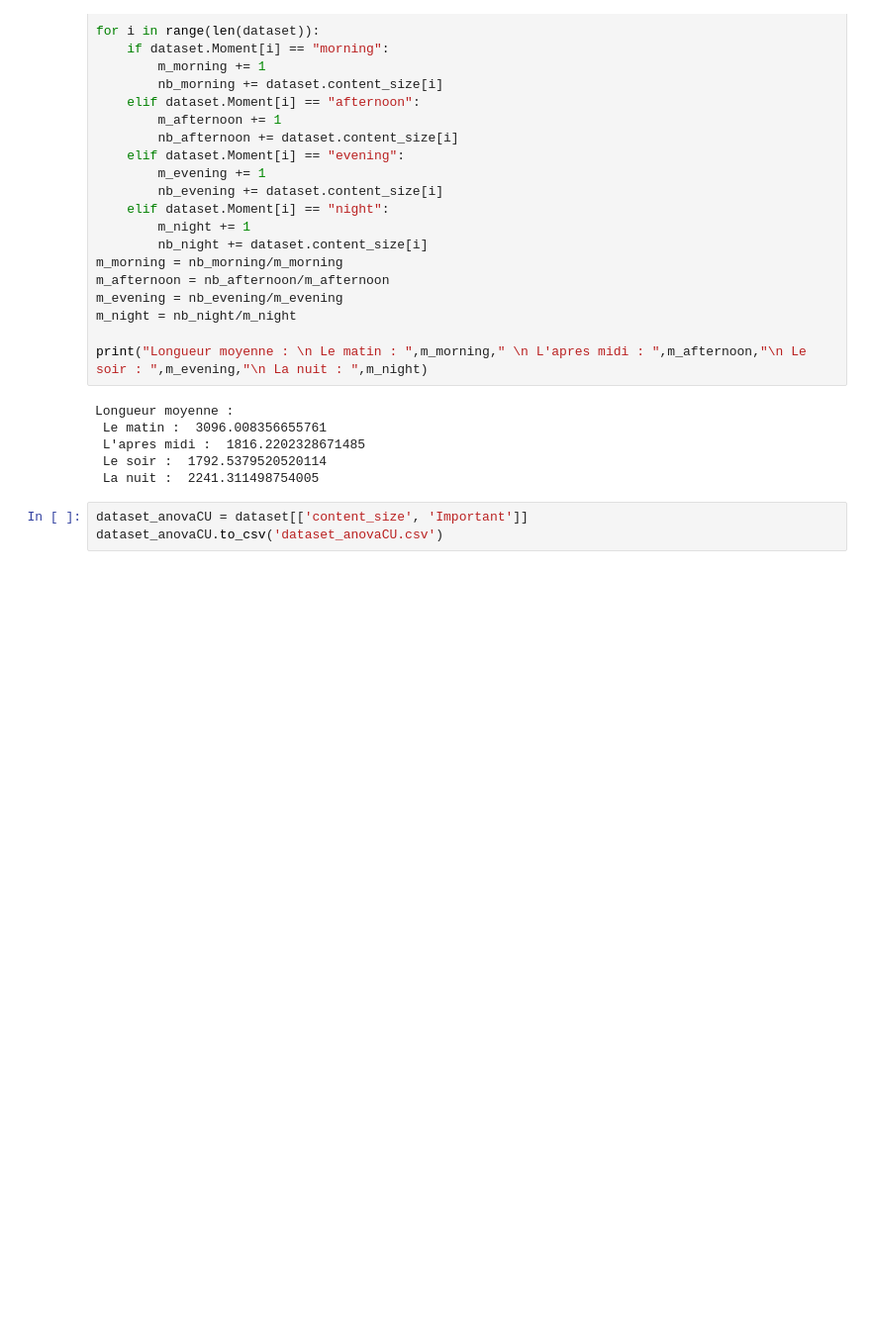
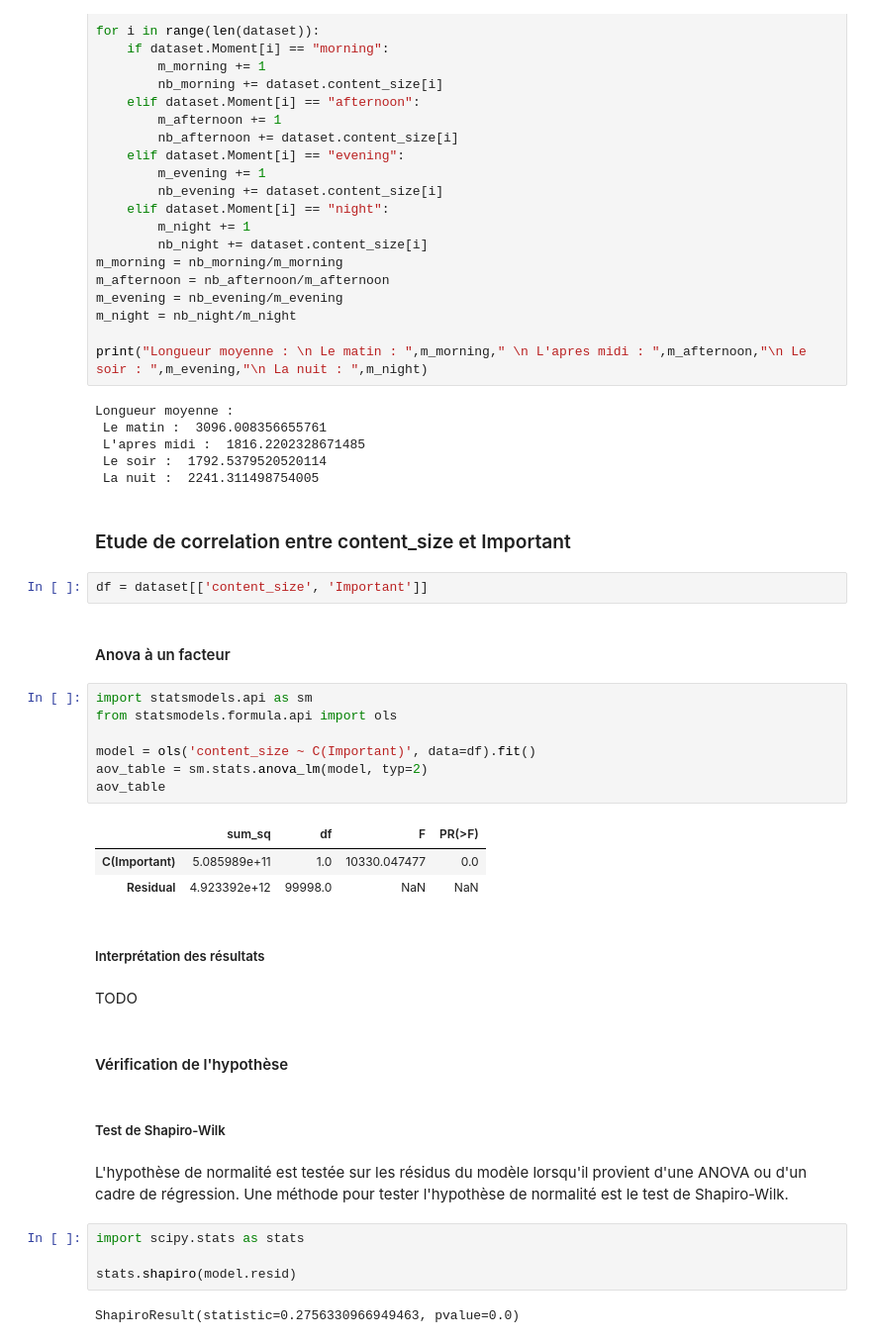
Before and after one commit to Rudy-balzano/ProjetDataScience, a Jupyter notebook: DS_project.ipynb, the cells around one changed output. Shown: that part at 99% size. Cells and saved outputs as stored; diff of their text form; blank space fills up the shorter version.

```diff
--- a/DS_project.ipynb
+++ b/DS_project.ipynb
@@ -496,6 +498,36 @@ Longueur moyenne :
  L'apres midi :  1816.2202328671485
  Le soir :  1792.5379520520114
  La nuit :  2241.311498754005
+# %% [markdown]
+### Etude de correlation entre content_size et Important
 # %%
-dataset_anovaCU = dataset[['content_size', 'Important']]
-dataset_anovaCU.to_csv('dataset_anovaCU.csv')
+df = dataset[['content_size', 'Important']]
+# %% [markdown]
+#### Anova à un facteur
+# %%
+import statsmodels.api as sm
+from statsmodels.formula.api import ols
+
+model = ols('content_size ~ C(Important)', data=df).fit()
+aov_table = sm.stats.anova_lm(model, typ=2)
+aov_table
+# %% [output]
+|  | sum_sq | df | F | PR(>F) |
+| C(Important) | 5.085989e+11 | 1.0 | 10330.047477 | 0.0 |
+| Residual | 4.923392e+12 | 99998.0 | NaN | NaN |
+# %% [markdown]
+##### Interprétation des résultats
+# %% [markdown]
+TODO
+# %% [markdown]
+#### Vérification de l'hypothèse
+# %% [markdown]
+##### Test de Shapiro-Wilk
+# %% [markdown]
+L'hypothèse de normalité est testée sur les résidus du modèle lorsqu'il provient d'une ANOVA ou d'un cadre de régression. Une méthode pour tester l'hypothèse de normalité est le test de Shapiro-Wilk.
+# %%
+import scipy.stats as stats
+
+stats.shapiro(model.resid)
+# %% [output]
+ShapiroResult(statistic=0.2756330966949463, pvalue=0.0)
```
Also changed, not shown: parts of 19 cells of this notebook, 6 other files.
